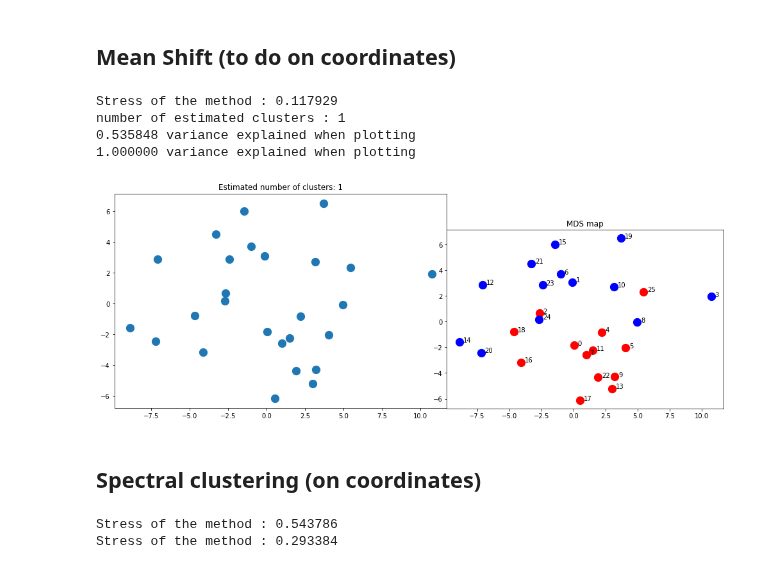
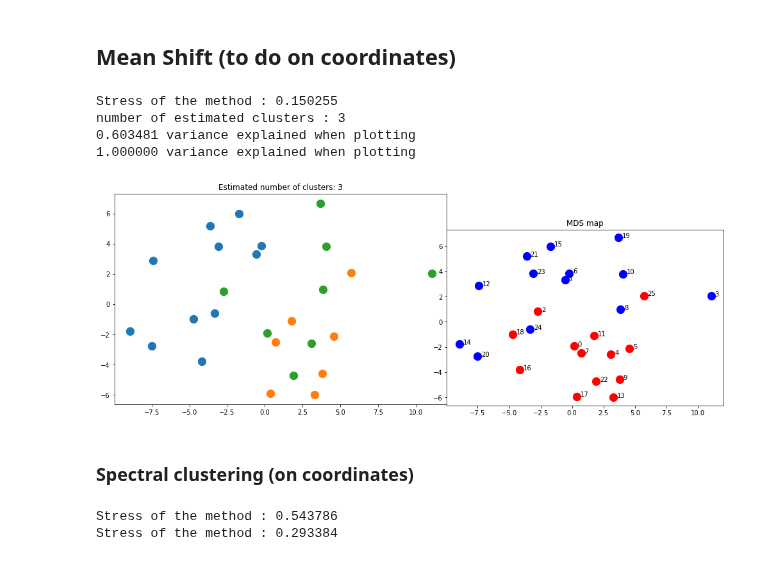
Before and after one commit to alexandremerasli/TFE, a Jupyter notebook: cluster_data.ipynb, the cells around one changed output. Drawn from its saved outputs; the diff is of its cells as text; code cells hidden in the pictures.

```diff
--- a/cluster_data.ipynb
+++ b/cluster_data.ipynb
@@ -129,10 +143,8 @@ for i in range(len(matrix)):
 # %%
-matrix_cheat = np.copy(matrix)
-for i in range(len(matrix)):
-    matrix_cheat[i,i] = 0.05
+# Show matrix inverse (decorrelation?)
+decorr = np.linalg.inv(matrix)
 
-plt.matshow(matrix_cheat, cmap=plt.cm.Blues)
-plt.title("Cheated dataset")
+plt.matshow(decorr, cmap=plt.cm.Blues)
 plt.colorbar()
 plt.show()
 # %% [output]
@@ -169,10 +156,6 @@ plt.show()
 # %%
 from scipy.cluster.hierarchy import dendrogram, linkage
 
-for i in range(len(matrix)):
-    matrix_cheat[i,i] = 1
-
-matrix_norm = matrix_cheat / 1
 Z=linkage(matrix_norm, 'single', 'correlation')
 dendrogram(Z, color_threshold=0)
 plt.show()
@@ -609,8 +594,7 @@ class MDS(BaseEstimator):
 
         return self.embedding_
 # %%
-#from sklearn import manifold
-
+# MDS with normalised stress
 def computeMDSCoordinate(n_comp,metric=True):
     mds = MDS(n_components=n_comp,random_state=1,normalize=True,eps=1e-10,metric=metric)
     mds.fit(matrix_dist)
@@ -622,10 +606,4 @@ def computeMDSCoordinate(n_comp,metric=True):
     0.025 excellent, 0.05 good, 0.1 fair and 0.2 poor.
     '''
     print("Stress of the method : %f" %stress)
-
-    '''
-    # Normalise data
-    for i in range(n_comp):
-        points[:,i] = (points[:,i] - np.mean(points[:,i])) / np.std(points[:,i])
-    '''
     return points, stress
@@ -788,7 +763,7 @@ no plot
 from sklearn.cluster import MeanShift, estimate_bandwidth
 
 # Compute clustering with MeanShift
-points,stress = computeMDSCoordinate(mdsDim-1) # Look only at 2 3 or 4D, then bad results
+points,stress = computeMDSCoordinate(mdsDim-2) # Look only at 2 3 or 4D, then bad results
 
 # The following ban*dwidth can be automatically detected using
 bandwidth = estimate_bandwidth(points, quantile=0.2)
@@ -796,41 +771,40 @@ bandwidth = estimate_bandwidth(points, quantile=0.2)
 ms = MeanShift(bandwidth=bandwidth, bin_seeding=True)
 ms.fit(points)
 labels = ms.labels_
 cluster_centers = ms.cluster_centers_
 
 labels_unique = np.unique(labels)
 n_clusters_ = len(labels_unique)
 
 print("number of estimated clusters : %d" % n_clusters_)
 
 # Plot result
 from itertools import cycle
 
 ax = plt.axes([0,0,1.2,1.2])
 ax.set_aspect(aspect='equal')
 points = transformPoints(points)
 
 colors = cycle('bgrcmykbgrcmykbgrcmykbgrcmyk')
 for k, col in zip(range(n_clusters_), colors):
     my_members = labels == k
     cluster_center = cluster_centers[k]
     plt.scatter(points[my_members, 0], points[my_members, 1], s=150)
     #plt.plot(cluster_center[0], cluster_center[1], 'o', markerfacecolor=col,
     #         markeredgecolor='k', markersize=14)
 
     plt.title('Estimated number of clusters: %d' % n_clusters_)
 
+# Compare to ground truth
 plotMdsPoints(points,projection=True)
-
-plt.show()
 # %% [output]
-Stress of the method : 0.117929
-number of estimated clusters : 1
-0.535848 variance explained when plotting
+Stress of the method : 0.150255
+number of estimated clusters : 3
+0.603481 variance explained when plotting
 1.000000 variance explained when plotting
-[figure, old version]
+[figure, new version]
 # %% [markdown]
-## Spectral clustering (on coordinates)
+### Spectral clustering (on coordinates)
 # %%
 from sklearn.cluster import SpectralClustering
 
```
Also changed, not shown: parts of 25 cells of this notebook.
